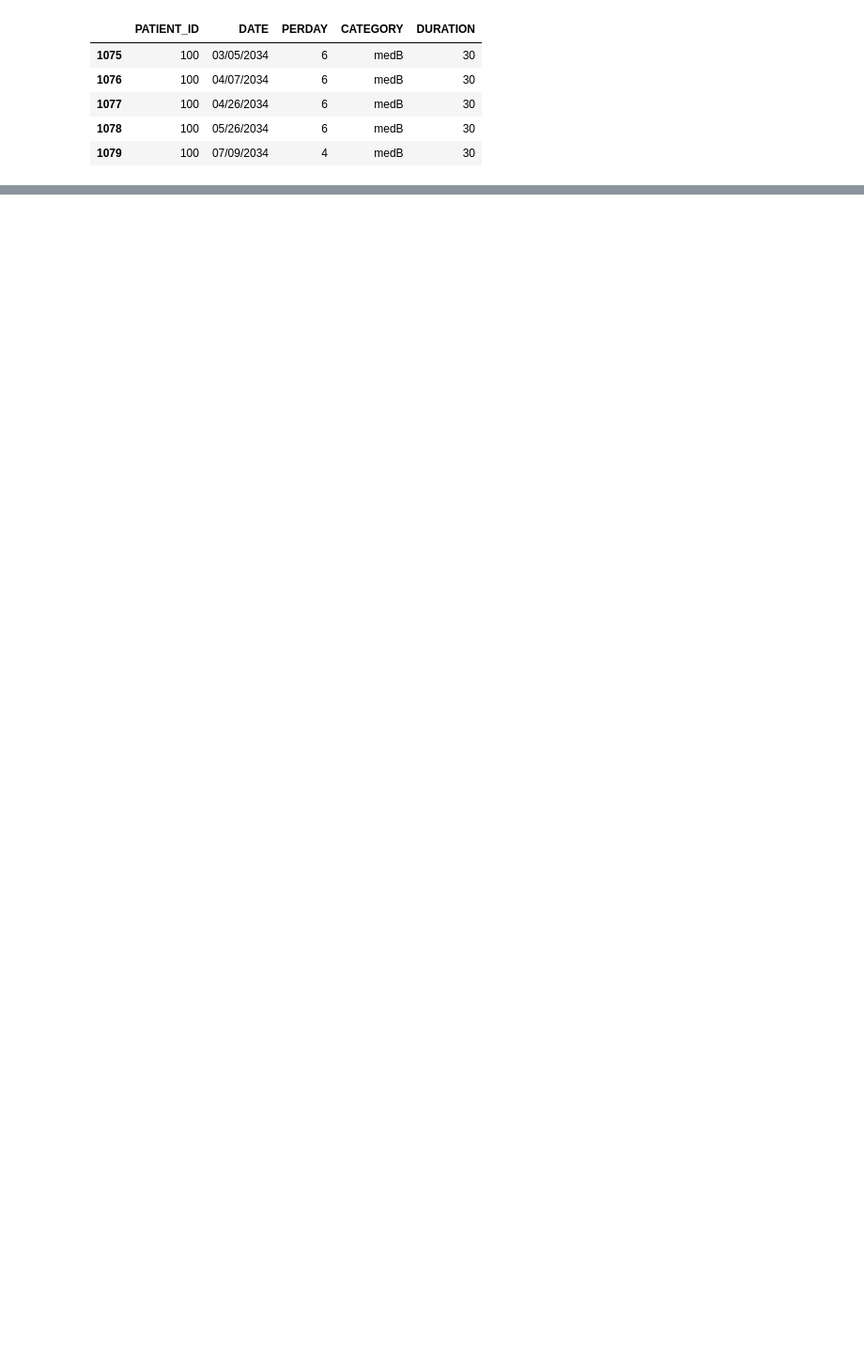
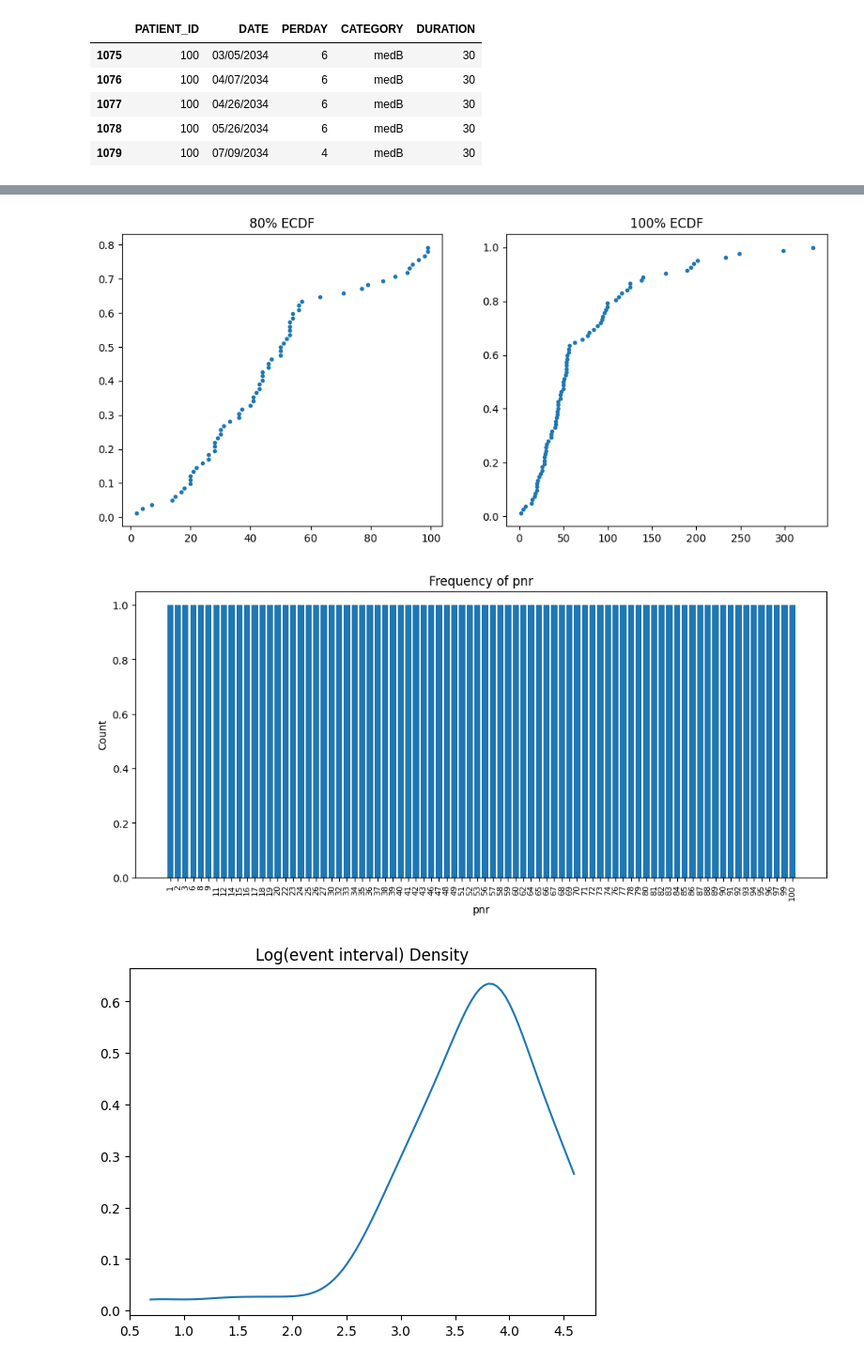
Before and after one commit to Despee2k/SEE_PY, a Jupyter notebook: implementation.ipynb, the cells around one changed output, grey strips where cells are left out. Shown at 94% size. Saved outputs shown, nothing was run; the diff lists cells and outputs as text; code cells hidden in the pictures; blank space fills up the shorter version.

```diff
--- a/implementation.ipynb
+++ b/implementation.ipynb
@@ -205,0 +354,7 @@ Optimal number of clusters (via silhouette): 2
+# %%
+medA = see_kmeans("medB", sessa_df)
+see_assumption(medA)
+# %% [output]
+[figure, added]
+[figure, added]
+[figure, added]
```
Also changed, not shown: parts of 23 cells of this notebook, 1 other file.
